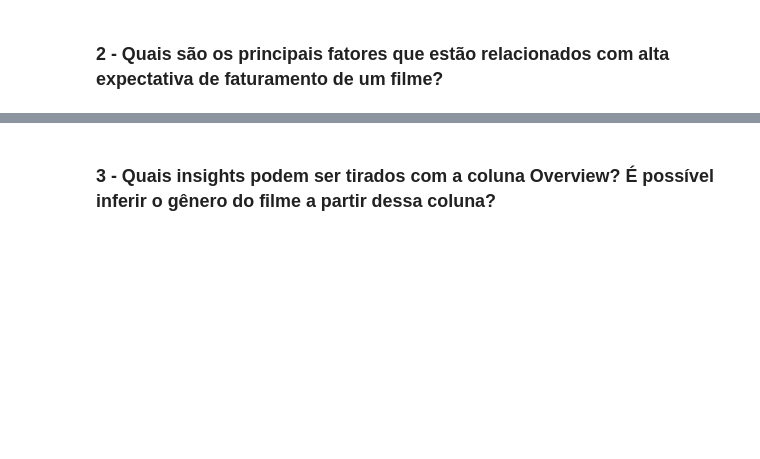
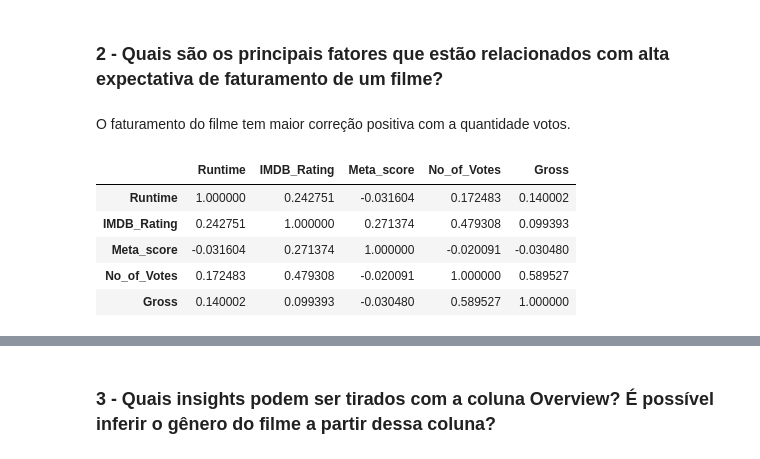
Before and after one commit to AurelioGuilherme/Desafio_Ciencia_de_Dados, a Jupyter notebook: Notebooks/EDA.ipynb, the cells around one changed output, grey strips where cells are left out. Cells and saved outputs as stored; diff of their text form; code cells hidden in the pictures; blank space fills up the shorter version.

```diff
--- a/Notebooks/EDA.ipynb
+++ b/Notebooks/EDA.ipynb
@@ -921,3 +963,14 @@ actors_df.query(f'''{ator} & {diretor} & {genero}''')
 | 7 | Inception | 2010 | UA | 148 | Action, Adventure, Sci-Fi | 8.80 | A thief who steals corporate secr... | 74.00 | ... |
 # %% [markdown]
 ### 2 - Quais são os principais fatores que estão relacionados com alta expectativa de faturamento de um filme?
+# %% [markdown]
+O faturamento do filme tem maior correção positiva com a quantidade votos.
+# %%
+df[columns_numeric].corr().style
+# %% [output]
+|  | Runtime | IMDB_Rating | Meta_score | No_of_Votes | Gross |
+| Runtime | 1.000000 | 0.242751 | -0.031604 | 0.172483 | 0.140002 |
+| IMDB_Rating | 0.242751 | 1.000000 | 0.271374 | 0.479308 | 0.099393 |
+| Meta_score | -0.031604 | 0.271374 | 1.000000 | -0.020091 | -0.030480 |
+| No_of_Votes | 0.172483 | 0.479308 | -0.020091 | 1.000000 | 0.589527 |
+| Gross | 0.140002 | 0.099393 | -0.030480 | 0.589527 | 1.000000 |
```
Also changed, not shown: parts of 33 cells of this notebook, 1 other file.
